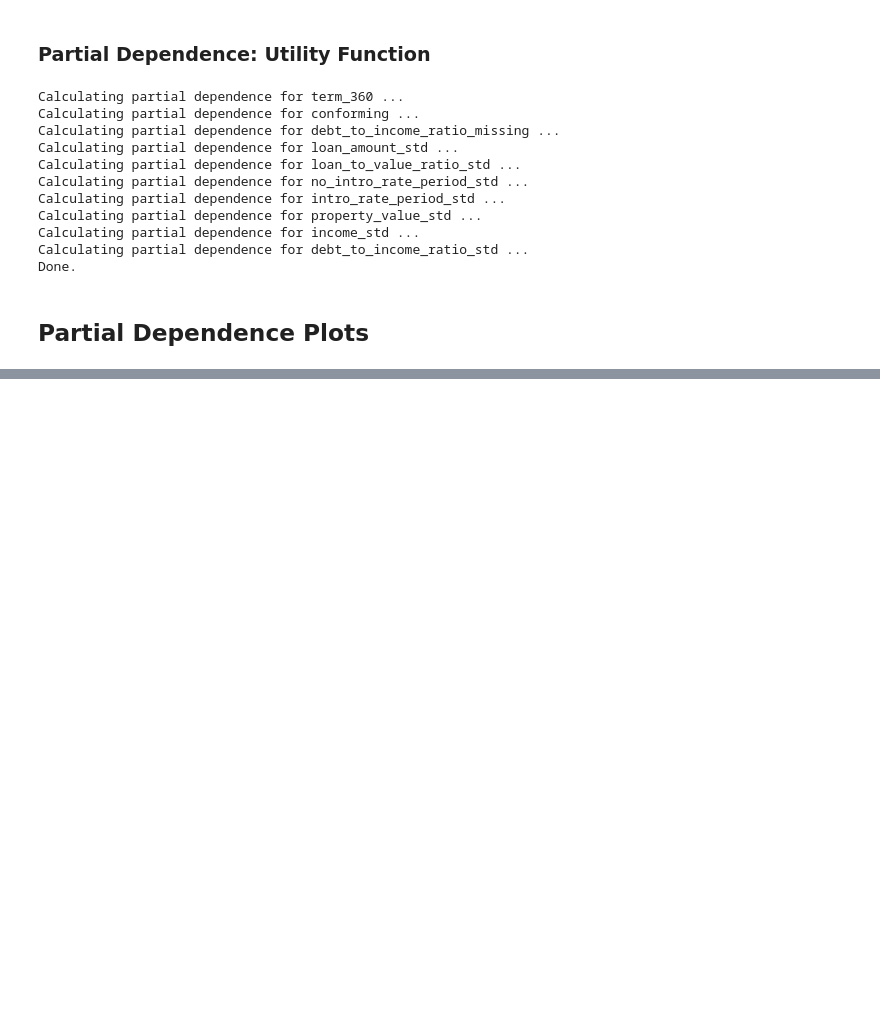
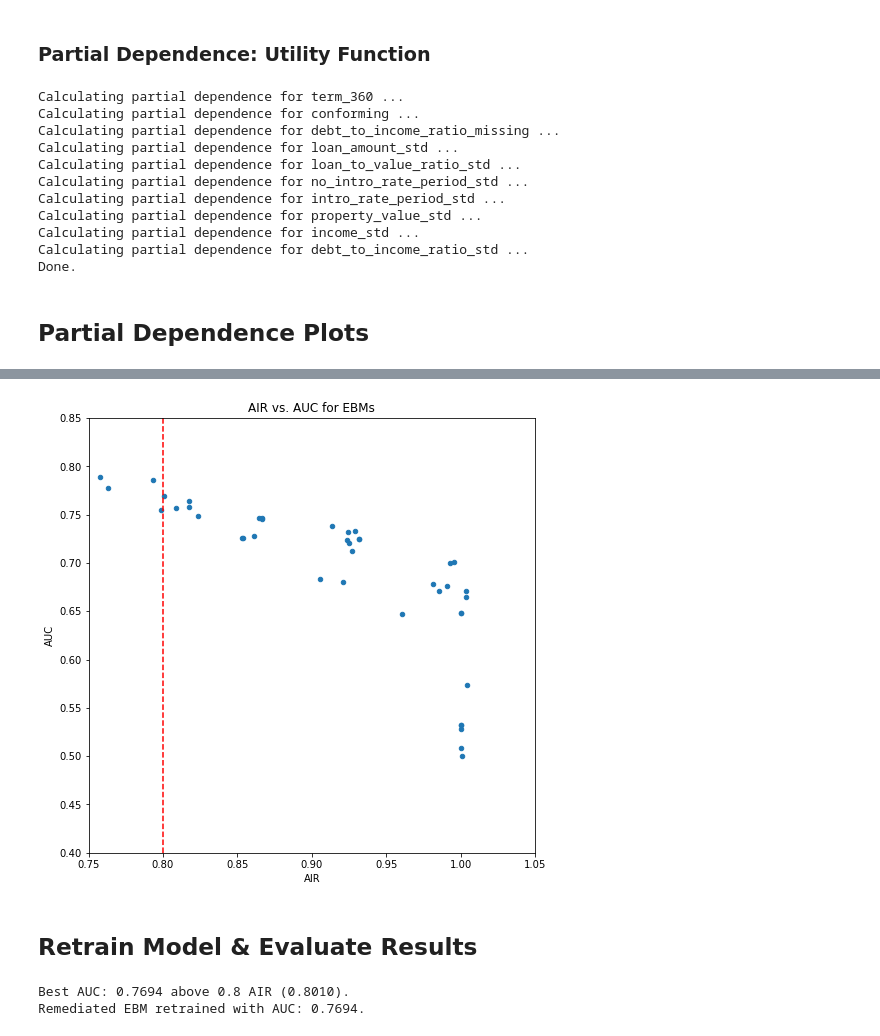
Before and after one commit to minhyekimlee/Interpretable-Machine-Learning, a Jupyter notebook: grp5_ebm.ipynb, the cells around one changed output, grey strips where cells are left out. Drawn from its saved outputs; the diff is of its cells as text; code cells hidden in the pictures; blank space fills up the shorter version.

```diff
--- a/grp5_ebm.ipynb
+++ b/grp5_ebm.ipynb
@@ -531,0 +970,13 @@ for name in x_names:
+# %%
+# new grid search that also considers AIR and fairness
+best_ebm2, ebm_grid_frame = ebm_grid(train,
+                                     best_ebm_phat,
+                                     x_names,
+                                     y_name,
+                                     gs_params=gs_params,
+                                     n_models=100,
+                                     early_stopping_rounds=100,
+                                     seed=SEED,
+                                     air_reference='white',
+                                     air_protected='black',
+                                     air_cut=0.17)
@@ -531,0 +1002,50 @@ for name in x_names:
+# %%
+#display grid search results (table)
+ebm_grid_frame
+
+#display grid search results (plot)
+fig, ax = plt.subplots(figsize=(8, 8))
+_ = ebm_grid_frame.plot(kind='scatter',
+                        x='air',
+                        y='auc',
+                        title='AIR vs. AUC for EBMs',
+                        ax=ax)
+_ = ax.axvline(x=0.8, color='r', linestyle='--')
+_ = ax.set_ylim([0.4, 0.85])
+_ = ax.set_xlim([0.75, 1.05])
+_ = ax.set_xlabel('AIR')
+_ = ax.set_ylabel('AUC')
+# %% [output]
+[figure, added]
+# %% [markdown]
+## Retrain Model & Evaluate Results
+# %%
+#Retrain most accurate model above 0.8 AIR
+# extract new params dict from ebm_grid_frame
+rem_params = ebm_grid_frame.loc[ebm_grid_frame['air'] > 0.8].sort_values(
+    by='auc', ascending=False).iloc[0, :].to_dict()
+
+# extract features from dict then delete from dict
+rem_x_names = rem_params['features']
+del rem_params['features']
+
+# record and delete other extraneous information
+print('Best AUC: %.4f above 0.8 AIR (%.4f).' %
+      (rem_params['auc'], rem_params['air']))
+del rem_params['auc']
+del rem_params['air']
+
+# reset some parameters to integers
+rem_params['random_state'] = int(rem_params['random_state'])
+rem_params['n_jobs'] = int(rem_params['n_jobs'])
+
+# retrain
+rem_ebm = ExplainableBoostingClassifier(**rem_params)
+rem_ebm.fit(train[rem_x_names], train[y_name])
+rem_ebm_perf = ROC(rem_ebm.predict_proba).explain_perf(valid[rem_x_names],
+                                                       valid[y_name])
+rem_auc = rem_ebm_perf._internal_obj['overall']['auc']
+print('Remediated EBM retrained with AUC: %.4f.' % rem_auc)
+# %% [output]
+Best AUC: 0.7694 above 0.8 AIR (0.8010).
+Remediated EBM retrained with AUC: 0.7694.
```
Also changed, not shown: parts of 32 cells of this notebook.
